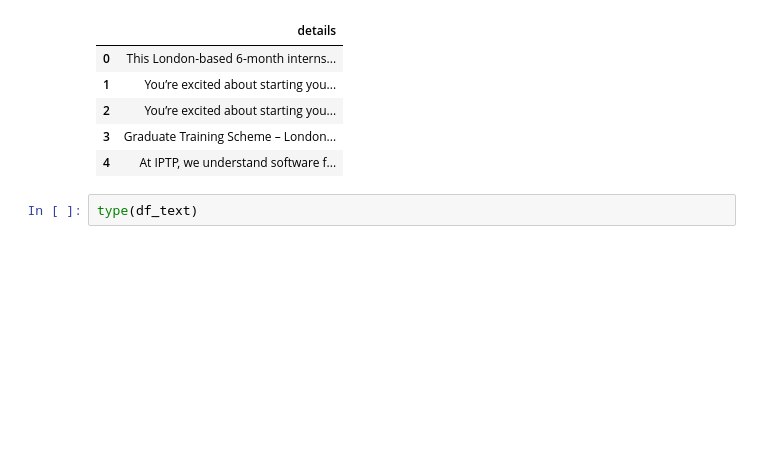
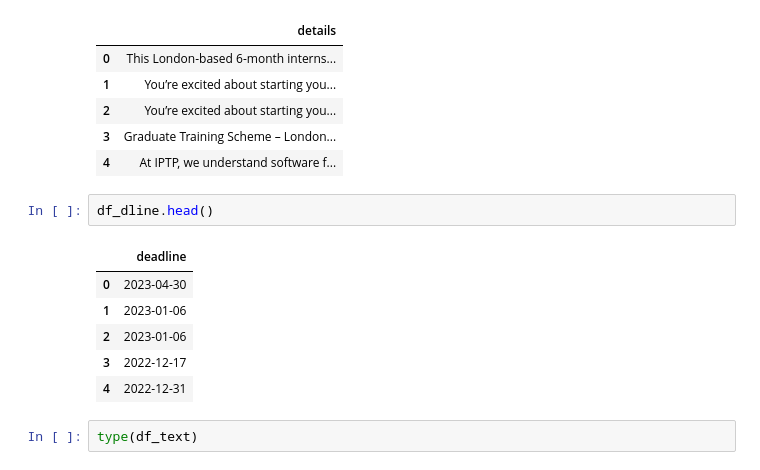
Before and after one commit to ethanvirtudazo/DS105_Project, a Jupyter notebook: text_pipeline.ipynb, the cells around one changed output. Saved outputs shown, nothing was run; the diff lists cells and outputs as text; blank space fills up the shorter version.

```diff
--- a/text_pipeline.ipynb
+++ b/text_pipeline.ipynb
@@ -67,6 +68,15 @@ df_text.head()
 | 2 | You’re excited about starting you... |
 | 3 | Graduate Training Scheme – London... |
 | 4 | At IPTP, we understand software f... |
+# %%
+df_dline.head()
+# %% [output]
+|  | deadline |
+| 0 | 2023-04-30 |
+| 1 | 2023-01-06 |
+| 2 | 2023-01-06 |
+| 3 | 2022-12-17 |
+| 4 | 2022-12-31 |
 # %%
 type(df_text)
 # %% [output]
```
Also changed, not shown: parts of 60 cells of this notebook.
